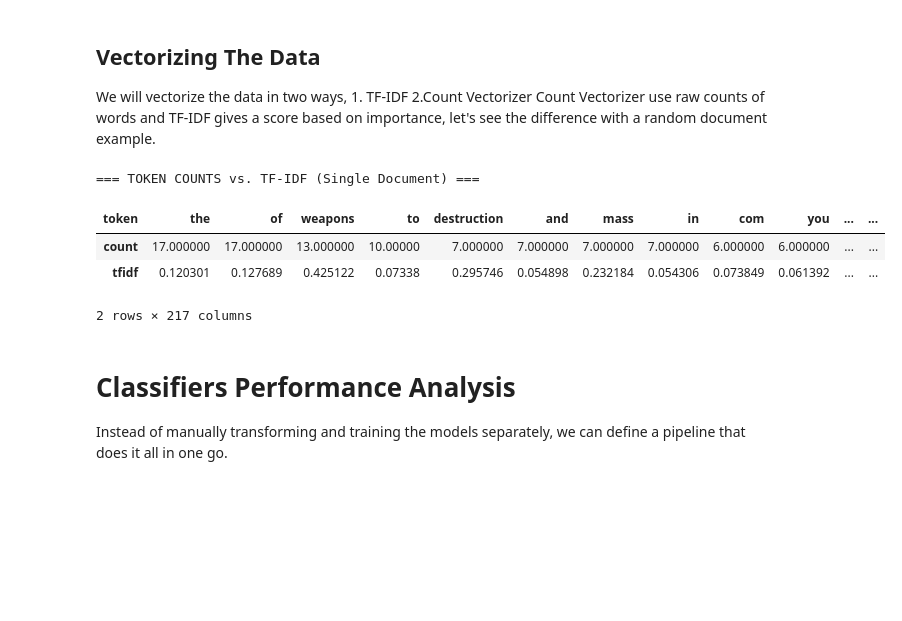
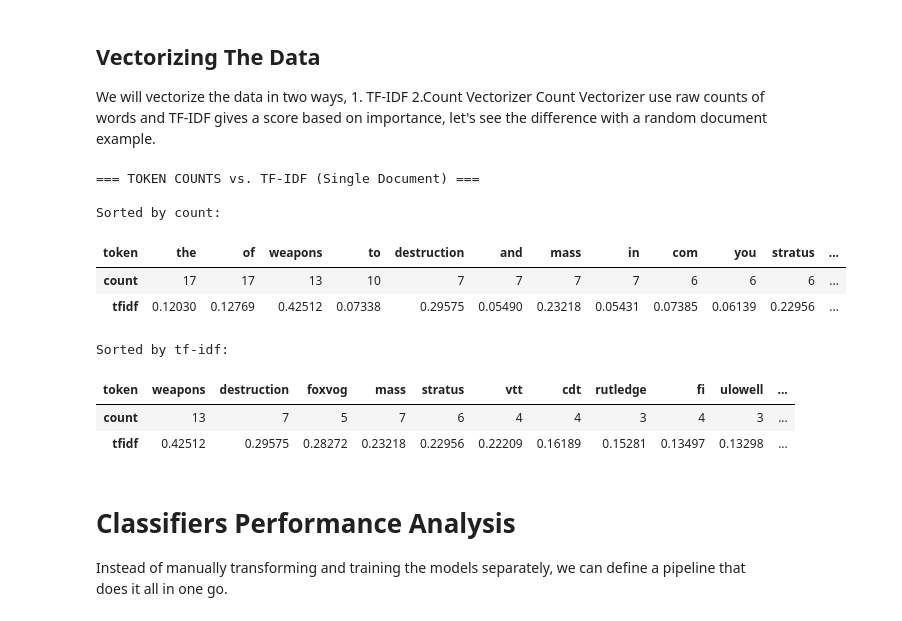
Before and after one commit to benami171/ML_FinalProject, a Jupyter notebook: project.ipynb, the cells around one changed output. Saved outputs shown, nothing was run; the diff lists cells and outputs as text; code cells hidden in the pictures; blank space fills up the shorter version.

```diff
--- a/project.ipynb
+++ b/project.ipynb
@@ -66,45 +66,75 @@ tfidf_features = tfidf_vect.get_feature_names_out()
 # --------------------
 # 4. Find Nonzero Elements
 # --------------------
-nonzero_count_idx = doc_count_arr.nonzero()[0]    # indices of nonzero tokens (Count)
+nonzero_count_idx = doc_count_arr.nonzero()[0].astype(int)    # indices of nonzero tokens (Count)
 nonzero_tfidf_idx = doc_tfidf_arr.nonzero()[0]    # indices of nonzero tokens (TF-IDF)
 
 
 # --------------------
 # 5. Combine into a Single DataFrame
 # --------------------
 
 # For a fair comparison, let's focus on words that appear at least once in this document,
 # which means the union of nonzero_count_idx and nonzero_tfidf_idx.
 nonzero_union = np.union1d(nonzero_count_idx, nonzero_tfidf_idx)
 
 features = [count_features[i] for i in nonzero_union]
 counts = doc_count_arr[nonzero_union]
 tfidfs = doc_tfidf_arr[nonzero_union]
 
 # 'Count' - Number of times the token(word) appears in the document
 # 'TF-IDF' - TF-IDF score of the token in the document
 df = pd.DataFrame({
     'token index': nonzero_union,
     'token': features,
     'count': counts,
     'tfidf': tfidfs
 })
 
 # Sort by count or tfidf (descending)
 df_sorted = df.sort_values(by='count', ascending=False)
 df_sorted = df_sorted.set_index('token').drop(columns=['token index']).T
+df_sorted.loc['count'] = df_sorted.loc['count'].astype(int)  # make sure it's int
+df_sorted.loc['tfidf'] = df_sorted.loc['tfidf'].astype(float) # ensure float
+
+df_styled = (
+    df_sorted.style
+    .format("{:.0f}", subset=pd.IndexSlice[['count'], :])   # no decimals for 'count' row
+    .format("{:.5f}", subset=pd.IndexSlice[['tfidf'], :])   # 4 decimals for 'tfidf' row
+)
+
 # --------------------
 # 6. Display the Comparison
 # --------------------
 print("\n=== TOKEN COUNTS vs. TF-IDF (Single Document) ===\n")
-display(df_sorted)
+print("Sorted by count:")
+display(df_styled)
+
+
+
+df_sorted2 = df.sort_values(by='tfidf', ascending=False)
+df_sorted2 = df_sorted2.set_index('token').drop(columns=['token index']).T
+df_sorted2.loc['count'] = df_sorted2.loc['count'].astype(int)  # make sure it's int
+df_sorted2.loc['tfidf'] = df_sorted2.loc['tfidf'].astype(float) # ensure float
+
+df_styled = (
+    df_sorted2.style
+    .format("{:.0f}", subset=pd.IndexSlice[['count'], :])   # no decimals for 'count' row
+    .format("{:.5f}", subset=pd.IndexSlice[['tfidf'], :])   # 4 decimals for 'tfidf' row
+)
+print("Sorted by tf-idf:")
+display(df_styled)
 # %% [output]
 === TOKEN COUNTS vs. TF-IDF (Single Document) ===
+
+Sorted by count:
-| token | the | of | weapons | to | destruction | and | mass | in | com | you | ... | ... |
-| count | 17.000000 | 17.000000 | 13.000000 | 10.00000 | 7.000000 | 7.000000 | 7.000000 | 7.000000 | 6.000000 | 6.000000 | ... | ... |
-| tfidf | 0.120301 | 0.127689 | 0.425122 | 0.07338 | 0.295746 | 0.054898 | 0.232184 | 0.054306 | 0.073849 | 0.061392 | ... | ... |
+| token | the | of | weapons | to | destruction | and | mass | in | com | you | stratus | ... |
+| count | 17 | 17 | 13 | 10 | 7 | 7 | 7 | 7 | 6 | 6 | 6 | ... |
+| tfidf | 0.12030 | 0.12769 | 0.42512 | 0.07338 | 0.29575 | 0.05490 | 0.23218 | 0.05431 | 0.07385 | 0.06139 | 0.22956 | ... |
-2 rows × 217 columns
+Sorted by tf-idf:
+| token | weapons | destruction | foxvog | mass | stratus | vtt | cdt | rutledge | fi | ulowell | ... |
+| count | 13 | 7 | 5 | 7 | 6 | 4 | 4 | 3 | 4 | 3 | ... |
+| tfidf | 0.42512 | 0.29575 | 0.28272 | 0.23218 | 0.22956 | 0.22209 | 0.16189 | 0.15281 | 0.13497 | 0.13298 | ... |
 # %% [markdown]
 # Classifiers Performance Analysis
 
```
